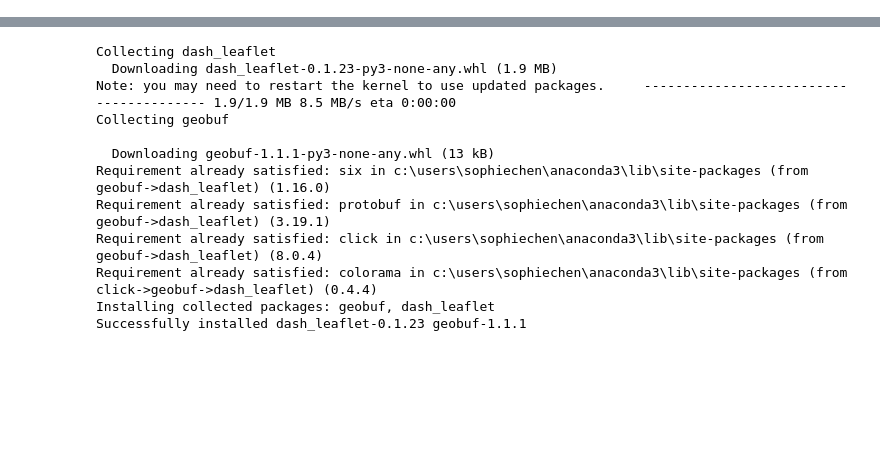
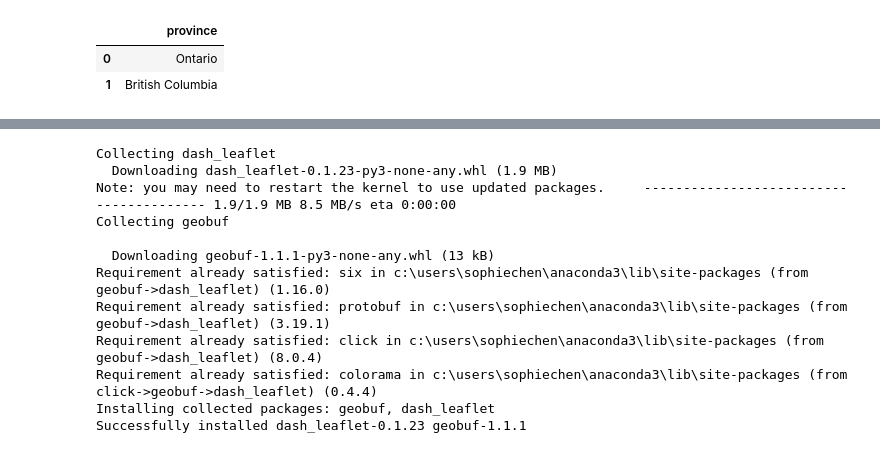
Before and after one commit to freinric/Dashboard_Cost-of-living, a Jupyter notebook: sophie/map test.ipynb, the cells around one changed output, grey strips where cells are left out. Drawn from its saved outputs; the diff is of its cells as text; code cells hidden in the pictures; blank space fills up the shorter version.

```diff
--- a/sophie/map test.ipynb
+++ b/sophie/map test.ipynb
@@ -77,0 +156,8 @@ c_map.add_params(
+# %%
+prov_chosen = ["Ontario", "British Columbia"]
+df3 = pd.DataFrame({"province": prov_chosen})
+df3
+# %% [output]
+|  | province |
+| 0 | Ontario |
+| 1 | British Columbia |
```
Also changed, not shown: parts of 11 cells of this notebook, 1 other file.
